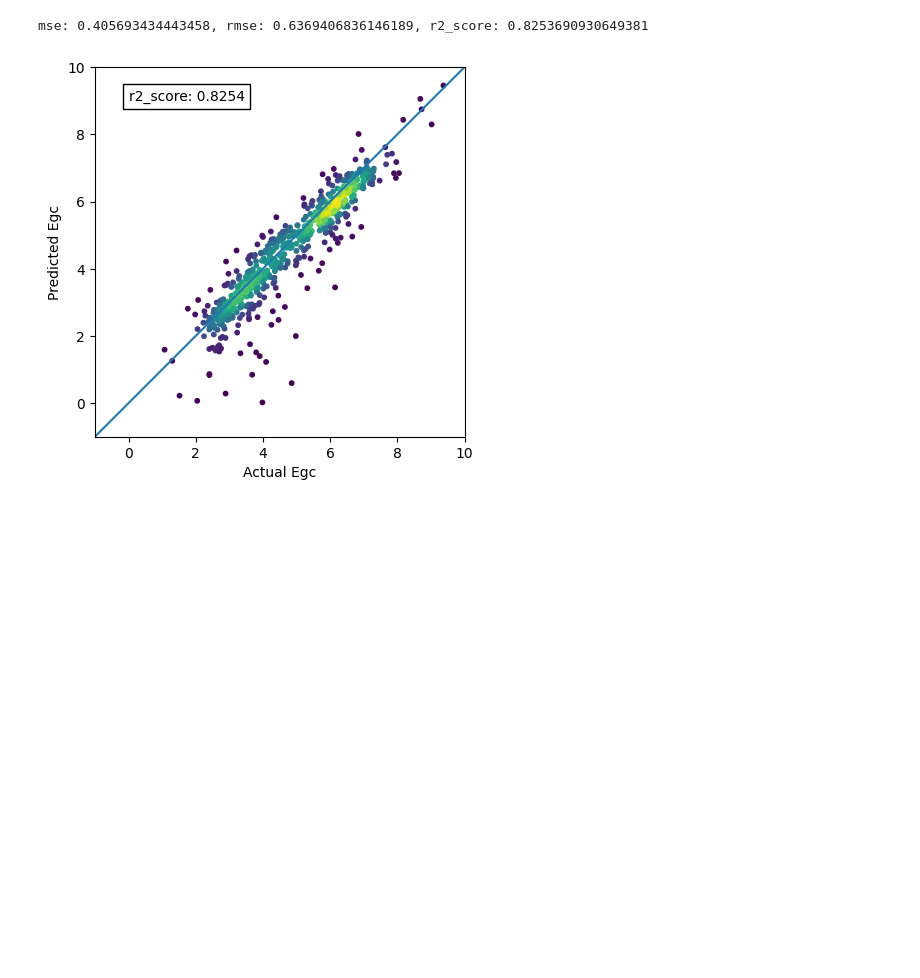
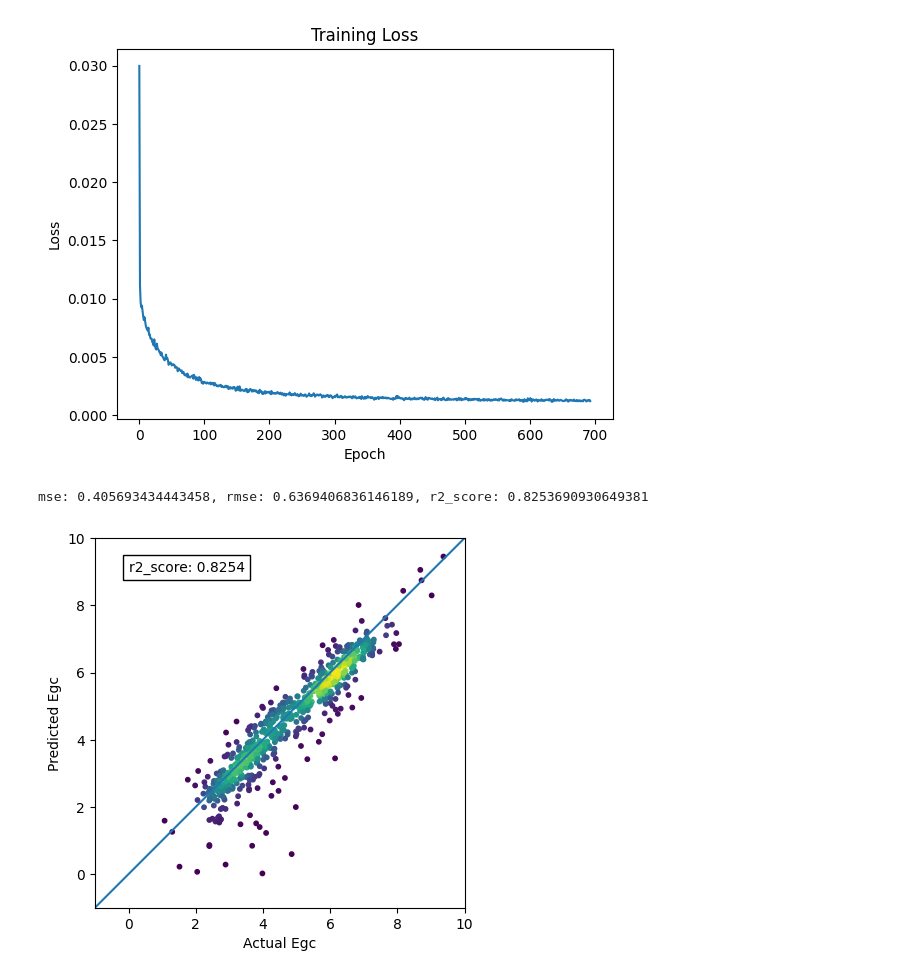
Before and after one commit to nikagrwal/Improving-polymer-property-prediction-using-transfer-learning, a Jupyter notebook: frozen-featurization/Circular-Fingerprints/frozen_featurization_1_out_1_add.ipynb, the cells around one changed output. Drawn from its saved outputs; the diff is of its cells as text; code cells hidden in the pictures; blank space fills up the shorter version.

```diff
--- a/frozen-featurization/Circular-Fingerprints/frozen_featurization_1_out_1_add.ipynb
+++ b/frozen-featurization/Circular-Fingerprints/frozen_featurization_1_out_1_add.ipynb
@@ -114,6 +114,7 @@ for epoch in range(EPOCHS):
     running_loss += loss.item()
 
   epoch_loss = running_loss / batch_idx
+  losses.append(epoch_loss)
 
   # Print epoch loss
   print(f"Epoch [{epoch+1}/{EPOCHS}], Loss: {epoch_loss}")
@@ -125,3 +126,4 @@ plt.xlabel('Epoch')
 plt.ylabel('Loss')
 plt.title('Training Loss')
 plt.show()
+# %% [output]
@@ -128,3 +147,4 @@ plt.show()
+[figure, added]
 # %%
 from scipy.stats import gaussian_kde
 
```
Also changed, not shown: parts of 1 cell of this notebook, 46 other files.
